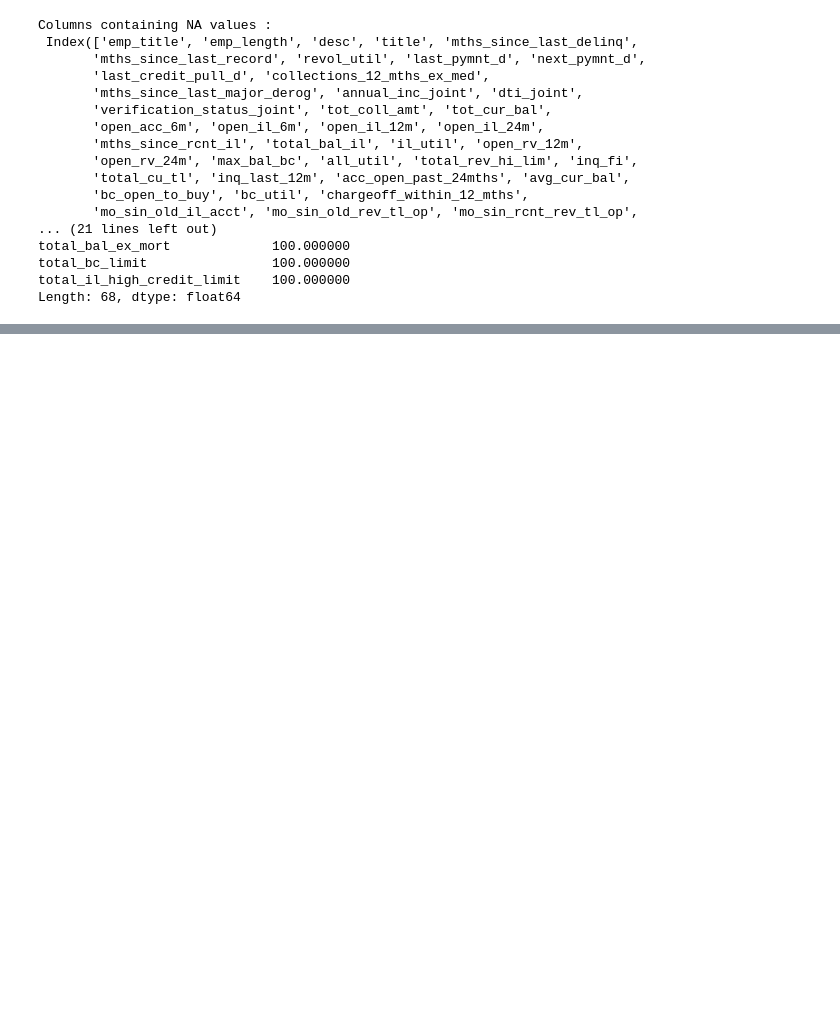
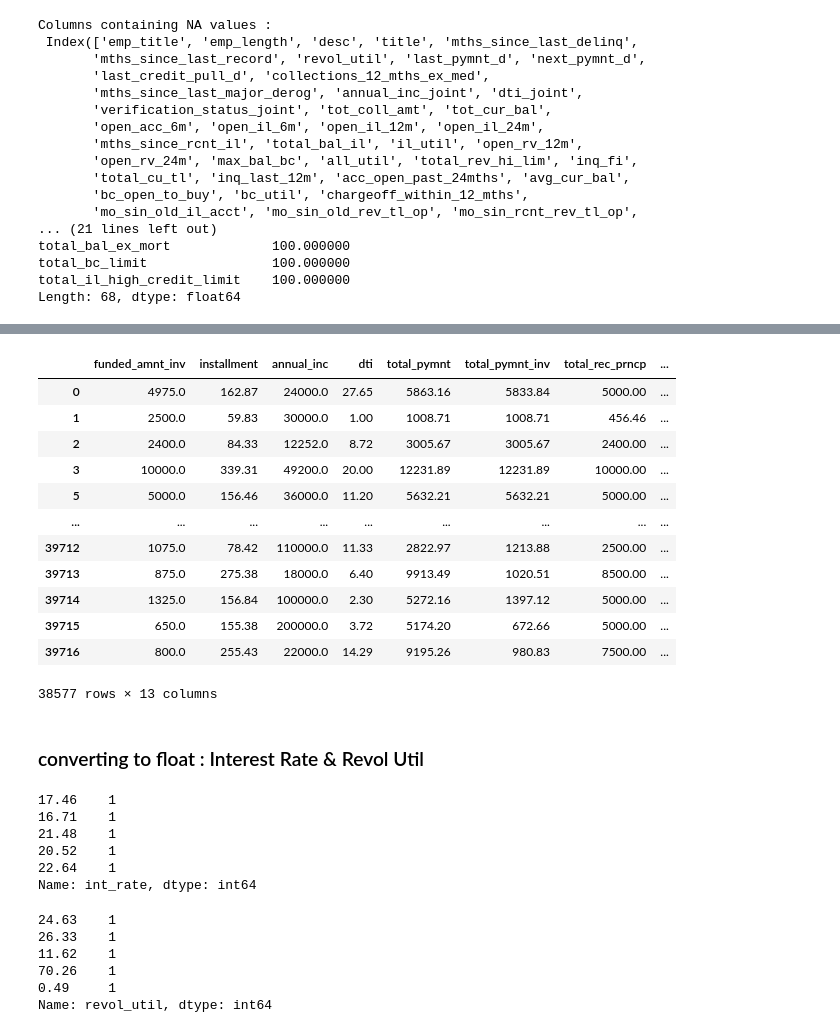
Before and after one commit to rasa2604/LendingCaseStudy, a Jupyter notebook: Lending Assignment.ipynb, the cells around one changed output, grey strips where cells are left out. Saved outputs shown, nothing was run; the diff lists cells and outputs as text; code cells hidden in the pictures; blank space fills up the shorter version.

```diff
--- a/Lending Assignment.ipynb
+++ b/Lending Assignment.ipynb
@@ -515,0 +383,16 @@ plt.show()
+# %%
+loan_df.select_dtypes(include=['float64'])
+# %% [output]
+|  | funded_amnt_inv | installment | annual_inc | dti | total_pymnt | total_pymnt_inv | total_rec_prncp | ... |
+| 0 | 4975.0 | 162.87 | 24000.0 | 27.65 | 5863.16 | 5833.84 | 5000.00 | ... |
+| 1 | 2500.0 | 59.83 | 30000.0 | 1.00 | 1008.71 | 1008.71 | 456.46 | ... |
+| 2 | 2400.0 | 84.33 | 12252.0 | 8.72 | 3005.67 | 3005.67 | 2400.00 | ... |
+| 3 | 10000.0 | 339.31 | 49200.0 | 20.00 | 12231.89 | 12231.89 | 10000.00 | ... |
+| 5 | 5000.0 | 156.46 | 36000.0 | 11.20 | 5632.21 | 5632.21 | 5000.00 | ... |
+| ... | ... | ... | ... | ... | ... | ... | ... | ... |
+| 39712 | 1075.0 | 78.42 | 110000.0 | 11.33 | 2822.97 | 1213.88 | 2500.00 | ... |
+| 39713 | 875.0 | 275.38 | 18000.0 | 6.40 | 9913.49 | 1020.51 | 8500.00 | ... |
+| 39714 | 1325.0 | 156.84 | 100000.0 | 2.30 | 5272.16 | 1397.12 | 5000.00 | ... |
+| 39715 | 650.0 | 155.38 | 200000.0 | 3.72 | 5174.20 | 672.66 | 5000.00 | ... |
+| 39716 | 800.0 | 255.43 | 22000.0 | 14.29 | 9195.26 | 980.83 | 7500.00 | ... |
+38577 rows × 13 columns
@@ -515,0 +402,2 @@ plt.show()
+# %% [markdown]
+### converting to float : Interest Rate & Revol Util
@@ -515,0 +407,18 @@ plt.show()
+# %%
+loan_df.int_rate.value_counts().tail()
+# %% [output]
+17.46    1
+16.71    1
+21.48    1
+20.52    1
+22.64    1
+Name: int_rate, dtype: int64
+# %%
+loan_df.revol_util.value_counts().tail()
+# %% [output]
+24.63    1
+26.33    1
+11.62    1
+70.26    1
+0.49     1
+Name: revol_util, dtype: int64
```
Also changed, not shown: parts of 91 cells of this notebook.
